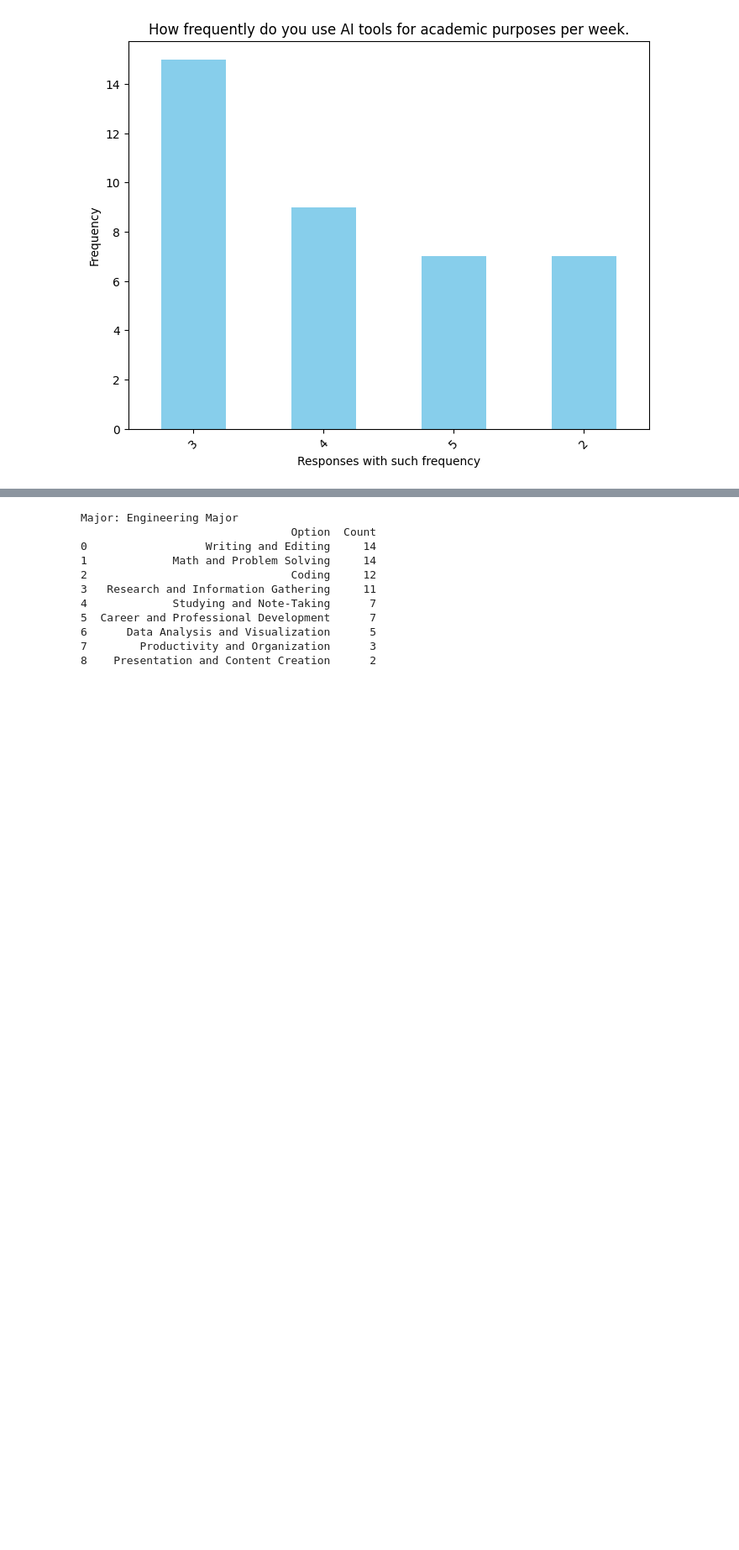
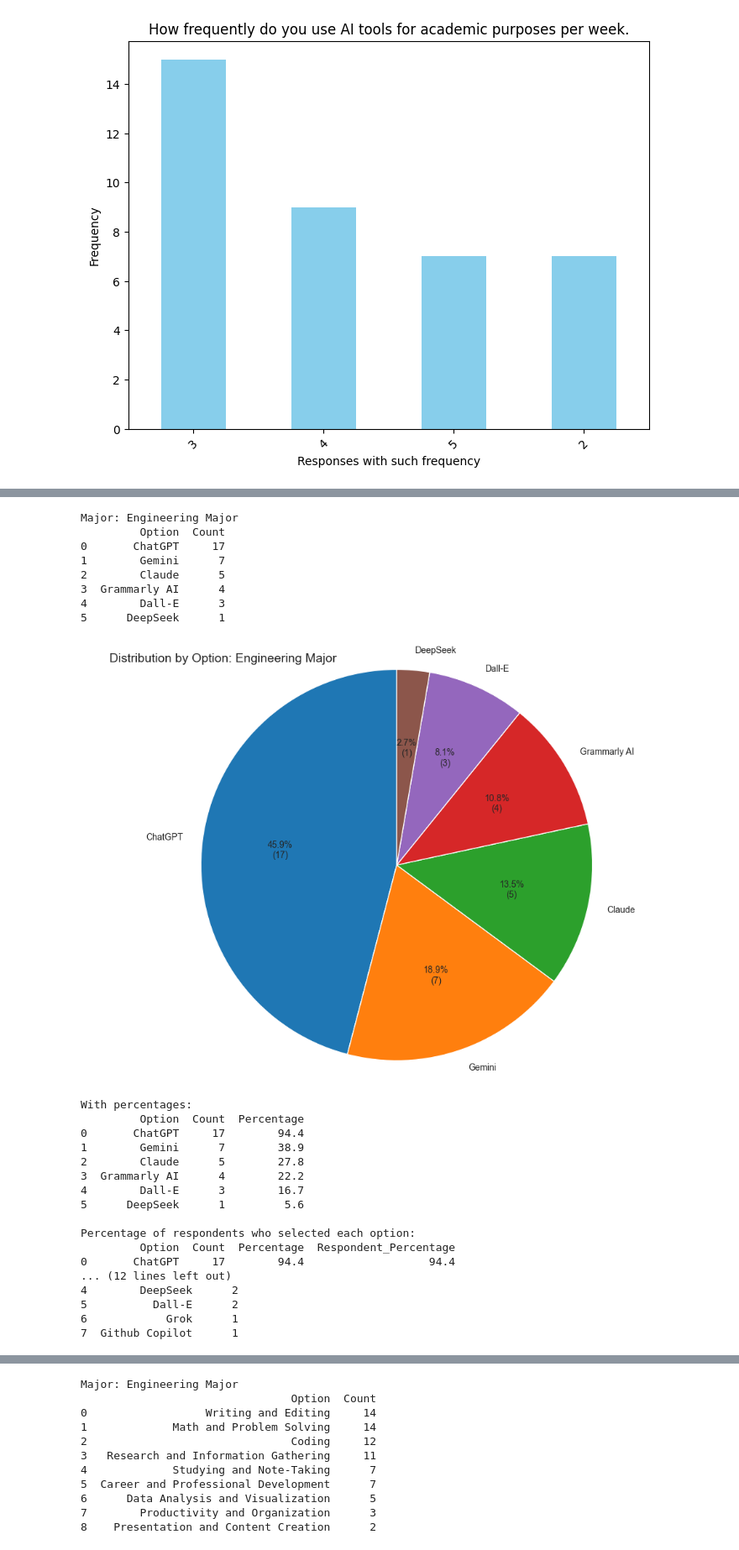
Before and after one commit to mauricio-b-mossi/ResearchReportDataAnalysisENC3246, a Jupyter notebook: new.ipynb, the cells around one changed output, grey strips where cells are left out. Shown at 84% size. Drawn from its saved outputs; the diff is of its cells as text; code cells hidden in the pictures; blank space fills up the shorter version.

```diff
--- a/new.ipynb
+++ b/new.ipynb
@@ -226,0 +349,72 @@ Percentage of respondents who selected each option:
+# %%
+# Apply the function to your column
+for major in majors:
+    print(f"Major: {major['Q1'].iloc[0]}")
+    q3res = count_multiple_choices(major['Q3'])
+    print(q3res)
+
+    fig, ax = plt.subplots(figsize=(10, 7))
+
+    # Function to create custom label with both percentage and count
+    def autopct_format(values):
+        def my_format(pct):
+            total = sum(values)
+            val = int(round(pct*total/100.0))
+            return '{:.1f}%\n({:d})'.format(pct, val)
+        return my_format
+
+    # Create pie chart with both percentage and count in labels
+    ax.pie(q3res['Count'], labels=q3res['Option'],
+        autopct=autopct_format(q3res['Count']),
+        startangle=90, shadow=False)
+
+    # Equal aspect ratio ensures that pie is drawn as a circle
+    ax.axis('equal')
+
+    # Add title to the top left corner
+    # fig.text(0.05, 0.95, 'Distribution by Option', fontsize=14, ha='left')
+    fig.text(0.05, 0.95, f"Distribution by Option: {major['Q1'].iloc[0]}", fontsize=14, ha='left')
+
+    # Display the chart
+    plt.tight_layout()
+    plt.show()
+
+
+
+    # You can also calculate percentages based on total responses
+    total_responses = len(major)
+    q3res['Percentage'] = (q3res['Count'] / total_responses * 100).round(1)
+    print("\nWith percentages:")
+    print(q3res)
+
+    # If you want to know what percentage of respondents chose each option
+    q3res['Respondent_Percentage'] = (q3res['Count'] / total_responses * 100).round(1)
+    print("\nPercentage of respondents who selected each option:")
+    print(q3res, end="\n\n")
+# %% [output]
+Major: Engineering Major
+         Option  Count
+0       ChatGPT     17
+1        Gemini      7
+2        Claude      5
+3  Grammarly AI      4
+4        Dall-E      3
+5      DeepSeek      1
+[figure, added]
+With percentages:
+         Option  Count  Percentage
+0       ChatGPT     17        94.4
+1        Gemini      7        38.9
+2        Claude      5        27.8
+3  Grammarly AI      4        22.2
+4        Dall-E      3        16.7
+5      DeepSeek      1         5.6
+
+Percentage of respondents who selected each option:
+         Option  Count  Percentage  Respondent_Percentage
+0       ChatGPT     17        94.4                   94.4
+... (12 lines left out)
+4        DeepSeek      2
+5          Dall-E      2
+6            Grok      1
+7  Github Copilot      1
```
Also changed, not shown: parts of 17 cells of this notebook.
